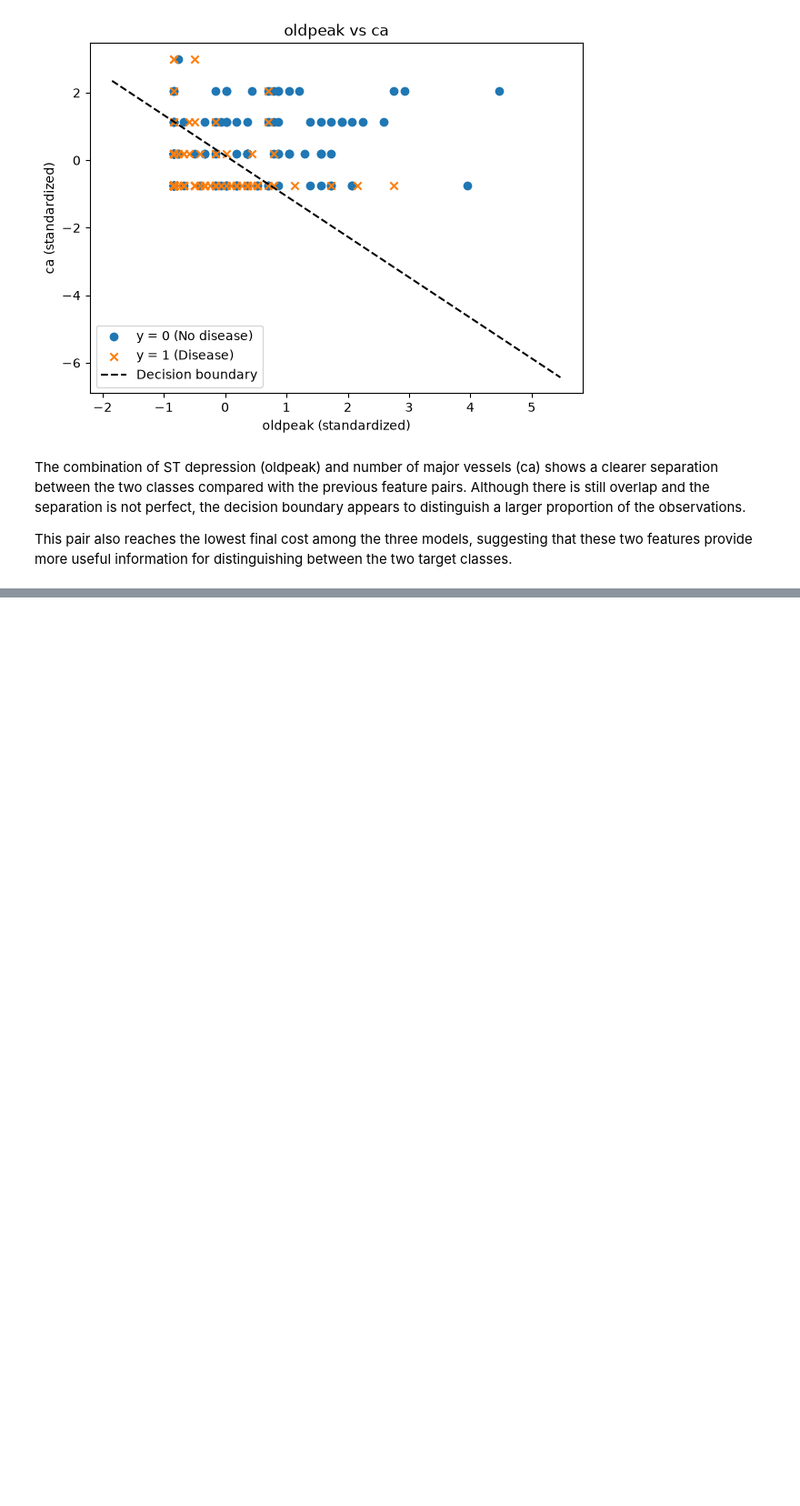
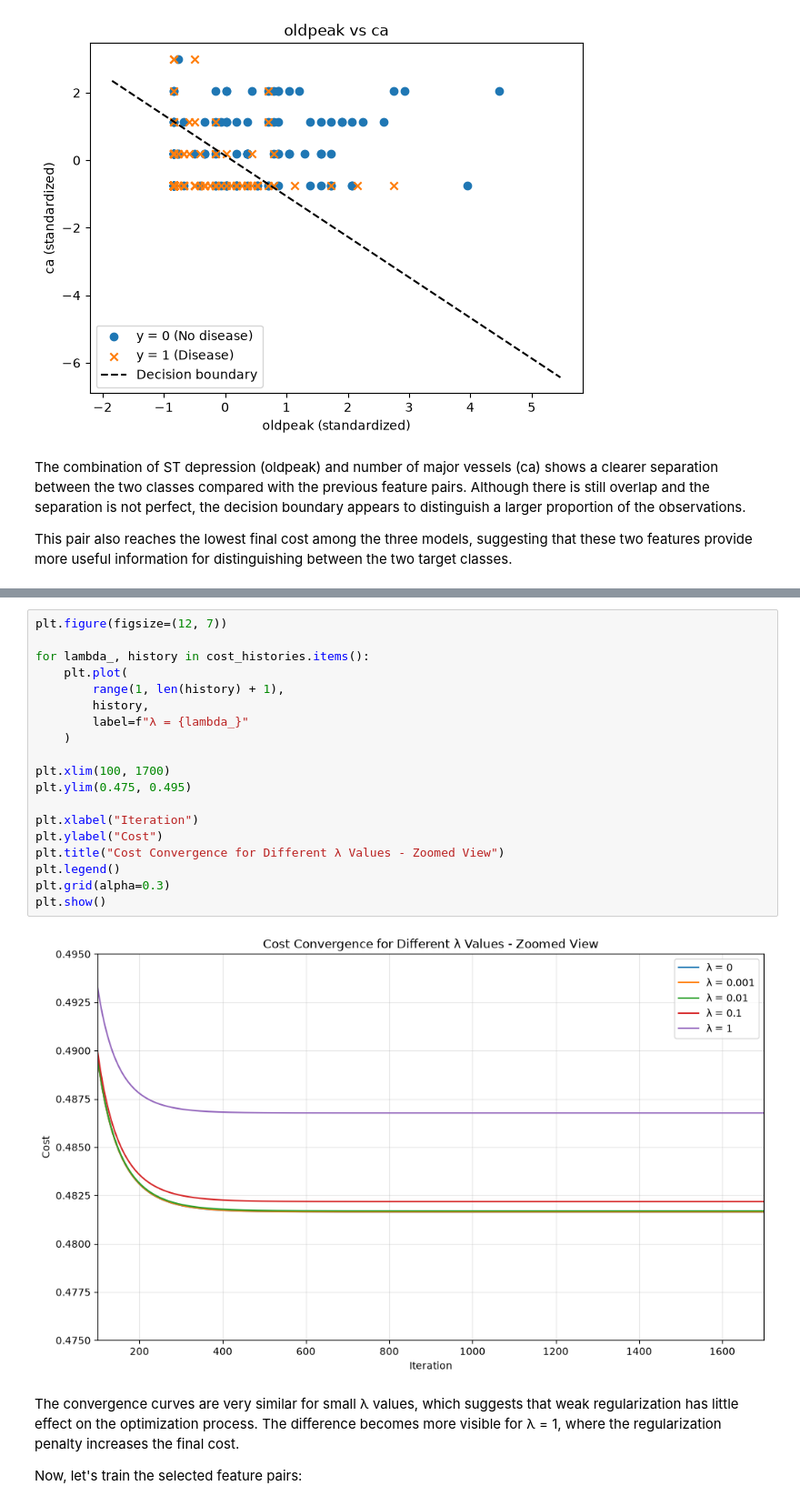
Before and after one commit to Valentina-33/Heart-Disease-Risk-Prediction, a Jupyter notebook: heart_disease_lr_analysis.ipynb, the cells around one changed output, grey strips where cells are left out. Shown at 91% size. Drawn from its saved outputs; the diff is of its cells as text; blank space fills up the shorter version.

```diff
--- a/heart_disease_lr_analysis.ipynb
+++ b/heart_disease_lr_analysis.ipynb
@@ -593 +639,26 @@ print(results_df.round(4))
+# %%
+plt.figure(figsize=(12, 7))
+
+for lambda_, history in cost_histories.items():
+    plt.plot(
+        range(1, len(history) + 1),
+        history,
+        label=f"λ = {lambda_}"
+    )
+
+plt.xlim(100, 1700)
+plt.ylim(0.475, 0.495)
+
+plt.xlabel("Iteration")
+plt.ylabel("Cost")
+plt.title("Cost Convergence for Different λ Values - Zoomed View")
+plt.legend()
+plt.grid(alpha=0.3)
+plt.show()
+# %% [output]
+[figure, added]
+# %% [markdown]
+The convergence curves are very similar for small λ values, which suggests that weak regularization has little effect on the optimization process. The difference becomes more visible for λ = 1, where the regularization penalty increases the final cost.
+
+Now, let's train the selected feature pairs:
 # %%
```
Also changed, not shown: parts of 13 cells of this notebook.
